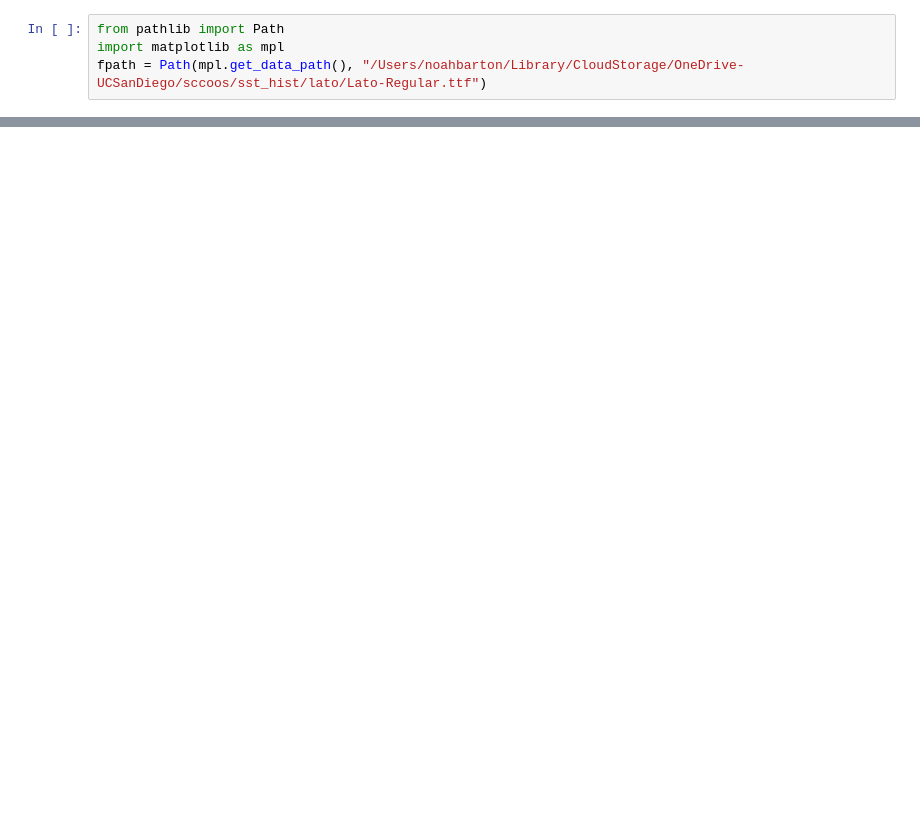
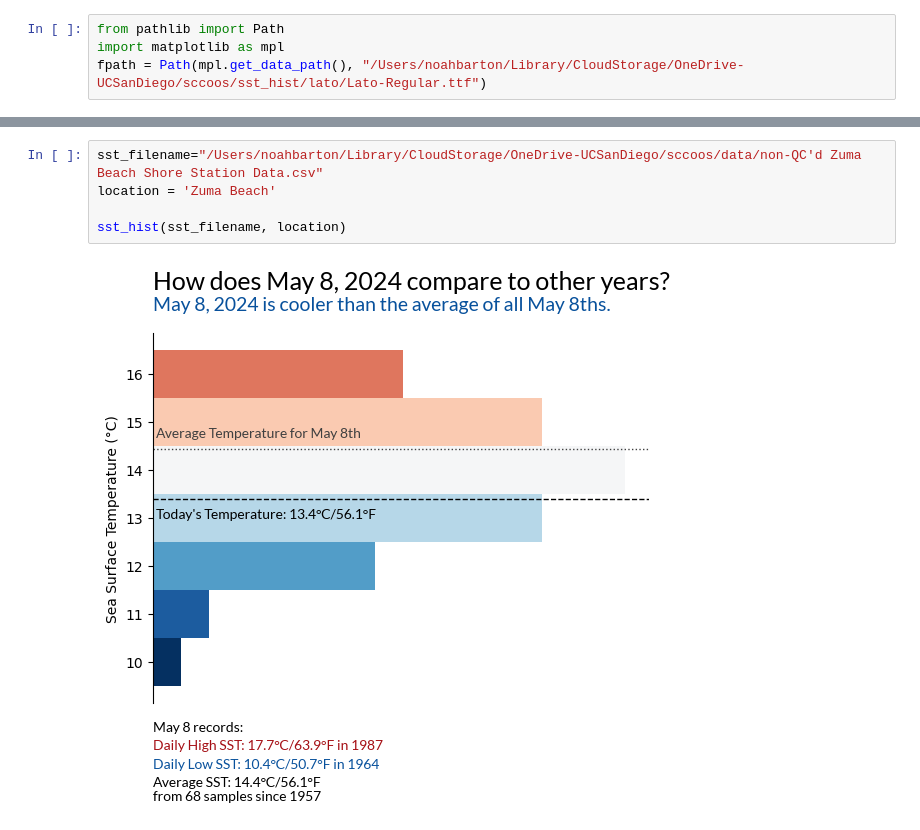
Before and after one commit to bartonnoah/sccoos-shorestations, a Jupyter notebook: sst_hist/sst_hist.ipynb, the cells around one changed output, grey strips where cells are left out. Cells and saved outputs as stored; diff of their text form; blank space fills up the shorter version.

```diff
--- a/sst_hist/sst_hist.ipynb
+++ b/sst_hist/sst_hist.ipynb
@@ -197,0 +154,7 @@ sst_hist(sst_filename, location)
+# %%
+sst_filename="/Users/noahbarton/Library/CloudStorage/OneDrive-UCSanDiego/sccoos/data/non-QC'd Zuma Beach Shore Station Data.csv"
+location = 'Zuma Beach'
+
+sst_hist(sst_filename, location)
+# %% [output]
+[figure, added]
```
Also changed, not shown: parts of 6 cells of this notebook, 8 other files.
